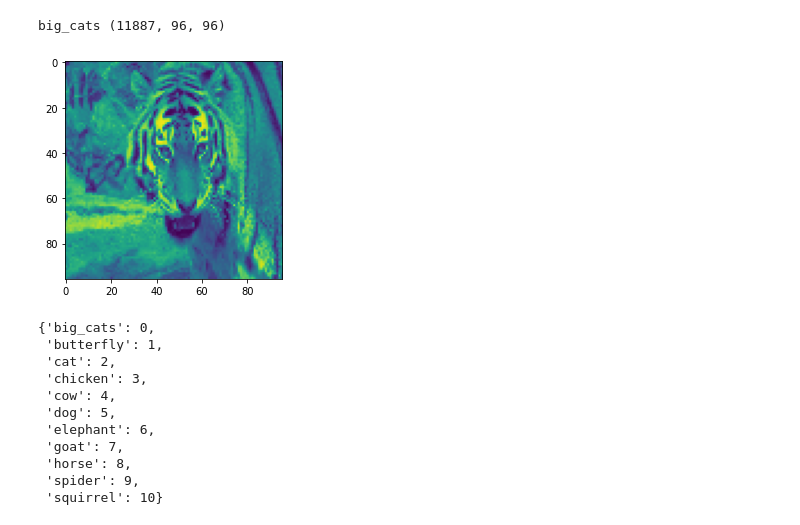
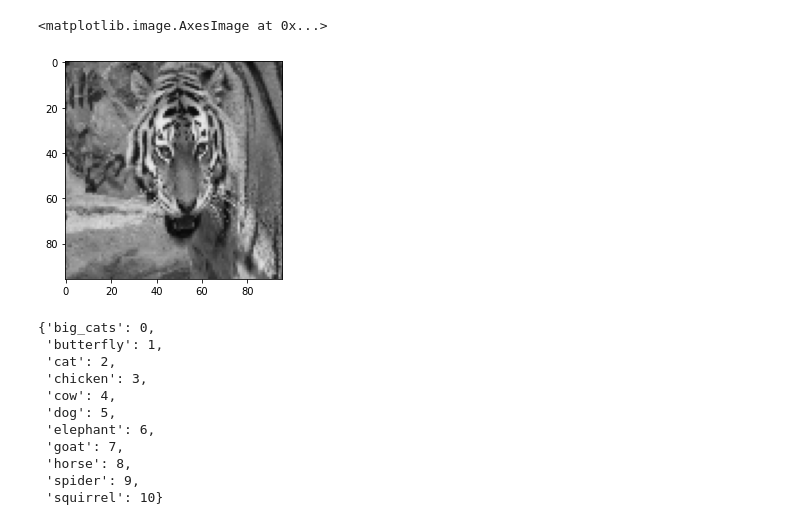
Before and after one commit to WittyTheMighty/Animal-Classification-CNN, a Jupyter notebook: final.ipynb, the cells around one changed output. Drawn from its saved outputs; the diff is of its cells as text; code cells hidden in the pictures.

```diff
--- a/final.ipynb
+++ b/final.ipynb
@@ -15,16 +22,24 @@ import pandas as pd
 # %%
-import pickle as pkl
-PATH = './drive/MyDrive/ML-Kaggle/'
+#PATH = './drive/MyDrive/ML-Kaggle/'
+PATH = '../data/'
 
-x_train = np.array(pkl.load(open(PATH+'x_train.pkl', 'rb')))
+x_train_scalar = np.array(pkl.load(open(PATH+'x_train.pkl', 'rb')))
 y_train = np.array(pkl.load(open(PATH+'y_train.pkl', 'rb')))
 x_test =  np.array(pkl.load(open(PATH+'x_test.pkl', 'rb')))
+
+x_train = []
+
+for image in x_train_scalar:
+    imge_out = Image.fromarray(image.astype('uint8'))
+    img_as_img = imge_out.convert("RGB")
+    x_train.append(np.array(img_as_img))
+
+x_train = np.transpose(np.array(x_train), (0, 3, 1, 2))
+
+plt.imshow(np.transpose(x_train[0], (1, 2 , 0)))
+# %% [output]
+<matplotlib.image.AxesImage at 0x...>
+[figure, added]
-# %%
-plt.imshow(x_train[0]/255.0)
-print(y_train[0], x_train.shape)
-# %% [output]
-big_cats (11887, 96, 96)
-[figure, removed]
 # %%
 labels = np.unique(y_train)
 labels = dict(zip(labels, range(len(labels))))
```
Also changed, not shown: parts of 11 cells of this notebook.
